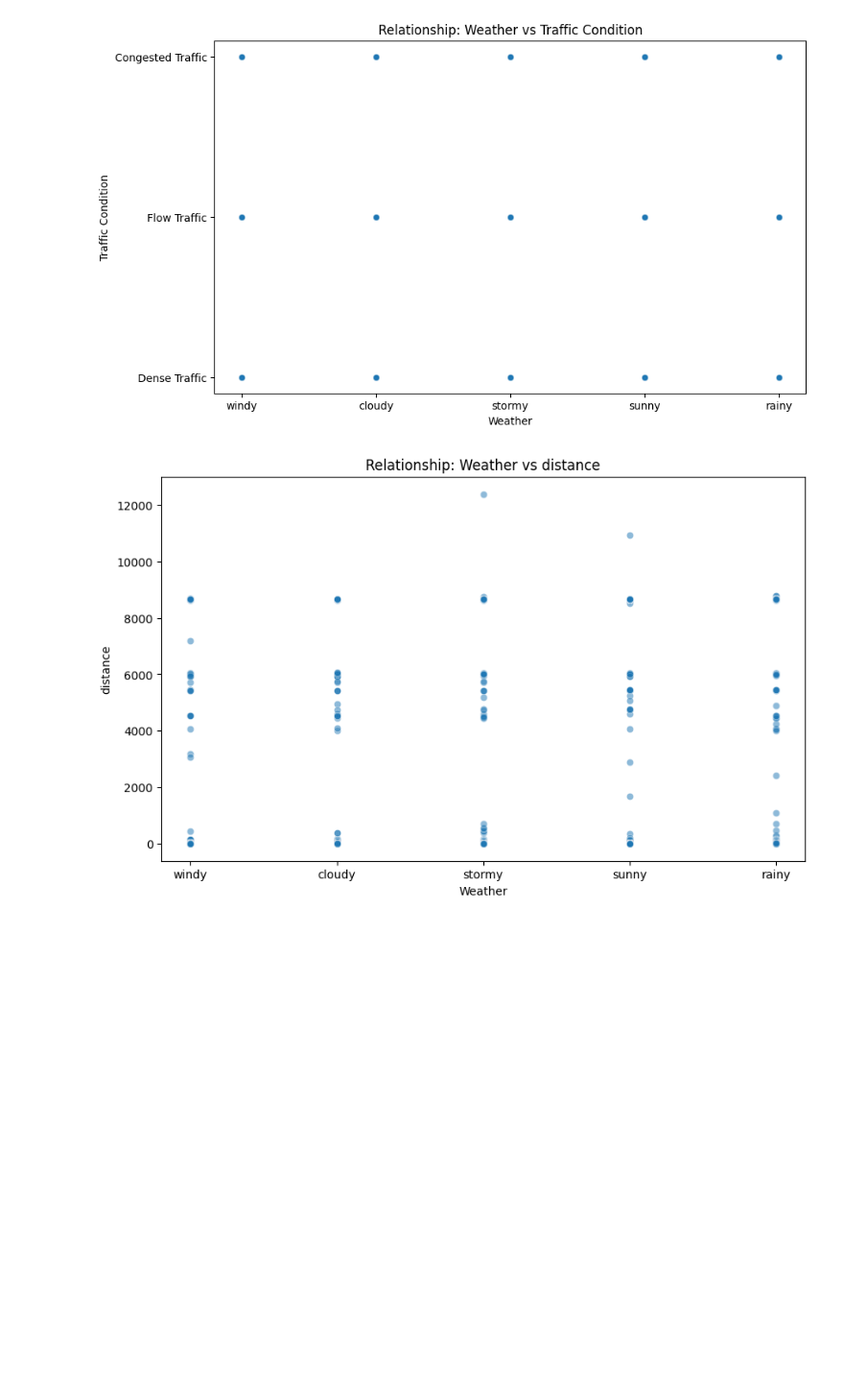
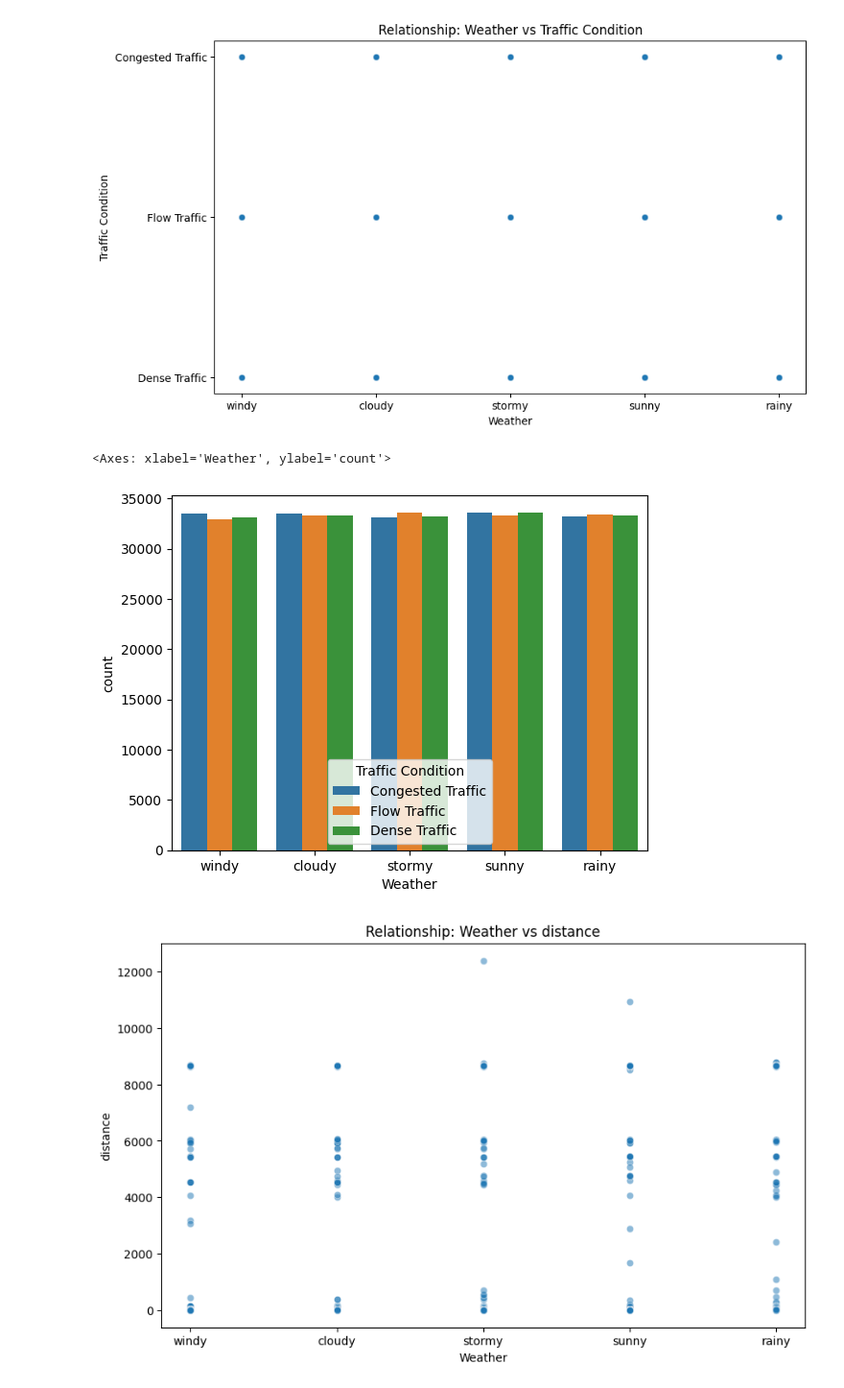
Before and after one commit to Farahesmail/project, a Jupyter notebook: uber_project(EDA).ipynb, the cells around one changed output. Shown at 96% size. Saved outputs shown, nothing was run; the diff lists cells and outputs as text; code cells hidden in the pictures; blank space fills up the shorter version.

```diff
--- a/uber_project(EDA).ipynb
+++ b/uber_project(EDA).ipynb
@@ -159,6 +159,11 @@ plt.ylabel('Traffic Condition')
 plt.show()
 # %% [output]
 [figure]
+# %%
+sns.countplot(x="Weather", hue="Traffic Condition", data=data)
+# %% [output]
+<Axes: xlabel='Weather', ylabel='count'>
+[figure, added]
 # %%
 plt.figure(figsize=(10, 6))
 sns.scatterplot(data=data, x='Weather', y='distance', alpha=0.5)
```
Also changed, not shown: parts of 20 cells of this notebook.
